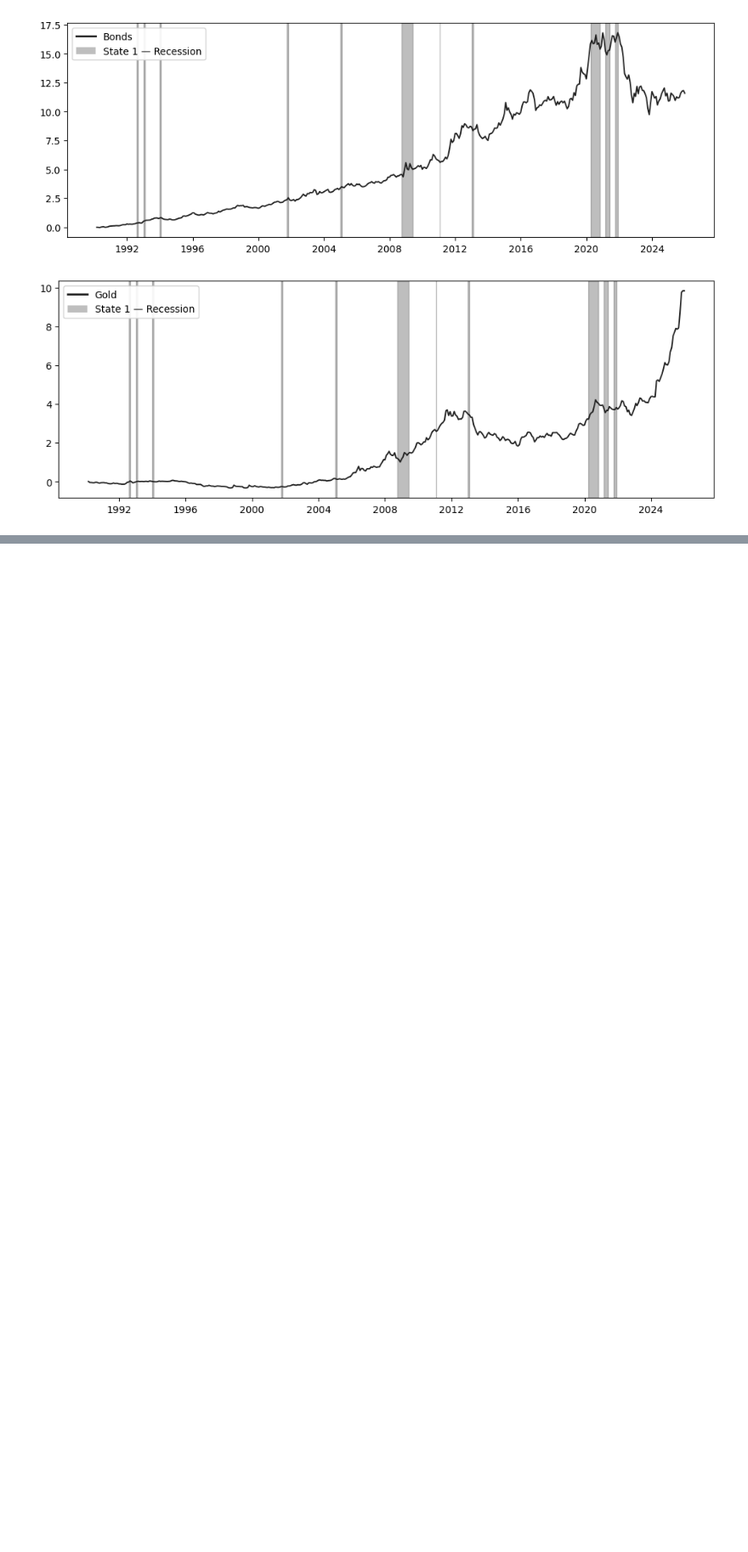
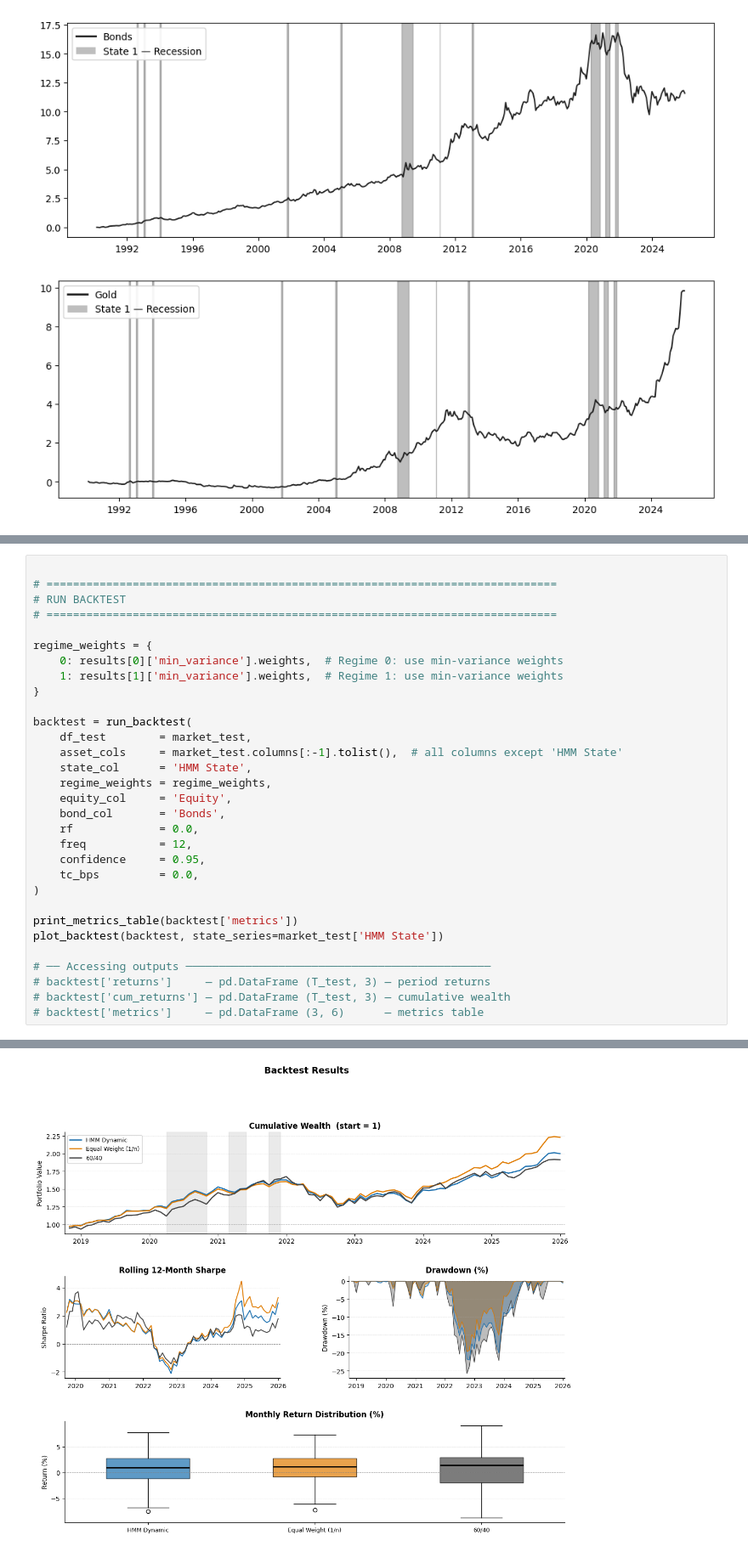
Before and after one commit to AsadAliAkhtar/Capstone_Project_Group_14085, a Jupyter notebook: notebooks/HMM_experiments.ipynb, the cells around one changed output, grey strips where cells are left out. Shown at 85% size. Cells and saved outputs as stored; diff of their text form; blank space fills up the shorter version.

```diff
--- a/notebooks/HMM_experiments.ipynb
+++ b/notebooks/HMM_experiments.ipynb
@@ -610,0 +1701,32 @@ for col in asset_cumret.columns:
+# %%
+
+# =============================================================================
+# RUN BACKTEST
+# =============================================================================
+
+regime_weights = {
+    0: results[0]['min_variance'].weights,  # Regime 0: use min-variance weights
+    1: results[1]['min_variance'].weights,  # Regime 1: use min-variance weights
+}
+
+backtest = run_backtest(
+    df_test        = market_test,
+    asset_cols     = market_test.columns[:-1].tolist(),  # all columns except 'HMM State'
+    state_col      = 'HMM State',
+    regime_weights = regime_weights,
+    equity_col     = 'Equity',
+    bond_col       = 'Bonds',
+    rf             = 0.0,
+    freq           = 12,
+    confidence     = 0.95,
+    tc_bps         = 0.0,
+)
+
+print_metrics_table(backtest['metrics'])
+plot_backtest(backtest, state_series=market_test['HMM State'])
+
+# ── Accessing outputs ──────────────────────────────────────────────
+# backtest['returns']     — pd.DataFrame (T_test, 3) — period returns
+# backtest['cum_returns'] — pd.DataFrame (T_test, 3) — cumulative wealth
+# backtest['metrics']     — pd.DataFrame (3, 6)      — metrics table
+# %% [output]
@@ -610,0 +1741 @@ for col in asset_cumret.columns:
+[figure, added]
```
Also changed, not shown: parts of 31 cells of this notebook.
